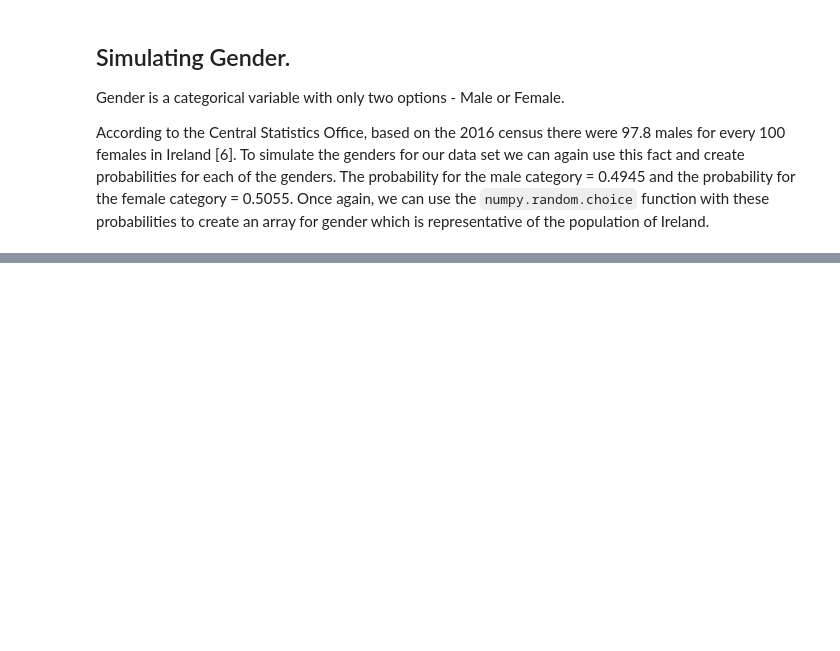
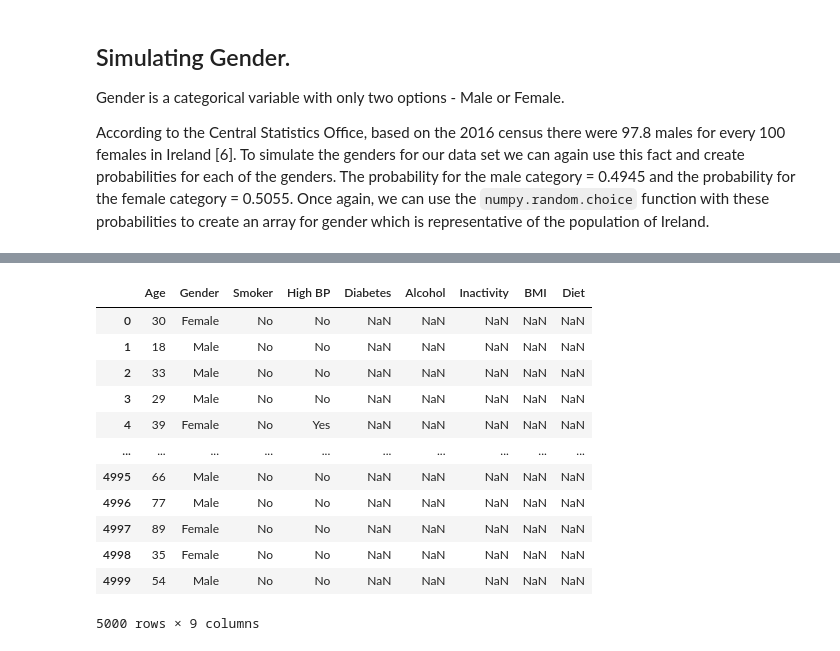
Before and after one commit to Sam-Tracey/PDA_Project_2021, a Jupyter notebook: PDA_Project.ipynb, the cells around one changed output, grey strips where cells are left out. Saved outputs shown, nothing was run; the diff lists cells and outputs as text; code cells hidden in the pictures; blank space fills up the shorter version.

```diff
--- a/PDA_Project.ipynb
+++ b/PDA_Project.ipynb
@@ -232,0 +299,16 @@ ax = sns.catplot(x='Gender', y='Percent', hue='Smoker', kind='bar', data=gender_
+# %%
+df
+# %% [output]
+|  | Age | Gender | Smoker | High BP | Diabetes | Alcohol | Inactivity | BMI | Diet |
+| 0 | 30 | Female | No | No | NaN | NaN | NaN | NaN | NaN |
+| 1 | 18 | Male | No | No | NaN | NaN | NaN | NaN | NaN |
+| 2 | 33 | Male | No | No | NaN | NaN | NaN | NaN | NaN |
+| 3 | 29 | Male | No | No | NaN | NaN | NaN | NaN | NaN |
+| 4 | 39 | Female | No | Yes | NaN | NaN | NaN | NaN | NaN |
+| ... | ... | ... | ... | ... | ... | ... | ... | ... | ... |
+| 4995 | 66 | Male | No | No | NaN | NaN | NaN | NaN | NaN |
+| 4996 | 77 | Male | No | No | NaN | NaN | NaN | NaN | NaN |
+| 4997 | 89 | Female | No | No | NaN | NaN | NaN | NaN | NaN |
+| 4998 | 35 | Female | No | No | NaN | NaN | NaN | NaN | NaN |
+| 4999 | 54 | Male | No | No | NaN | NaN | NaN | NaN | NaN |
+5000 rows × 9 columns
```
Also changed, not shown: parts of 23 cells of this notebook, 1 other file.
